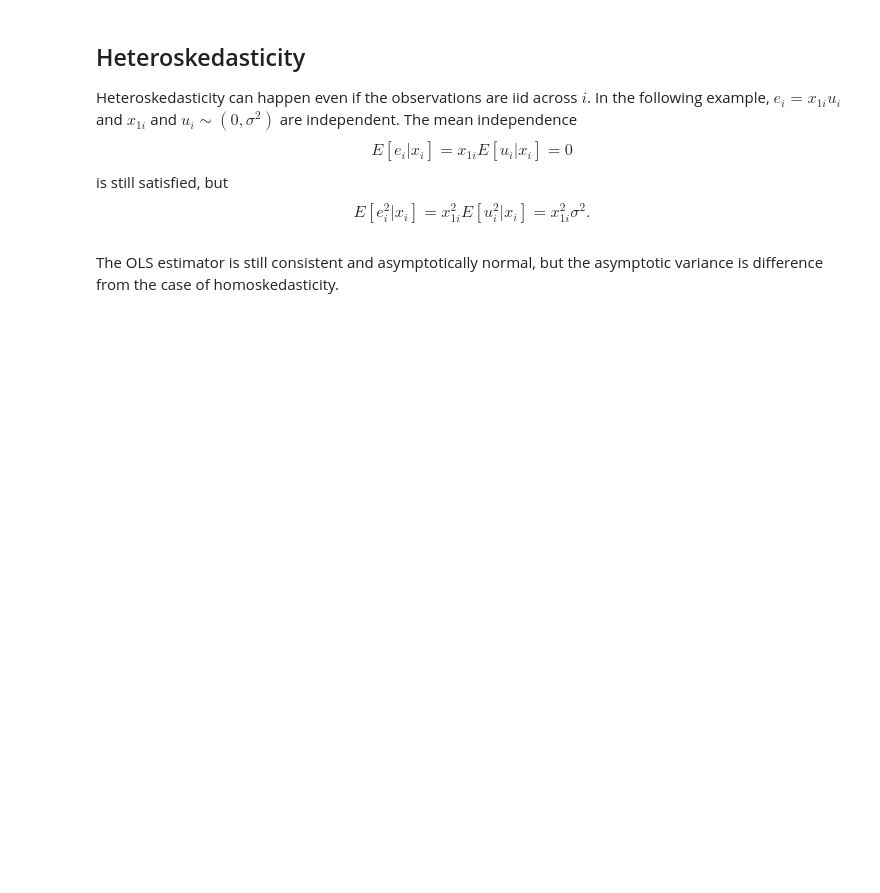
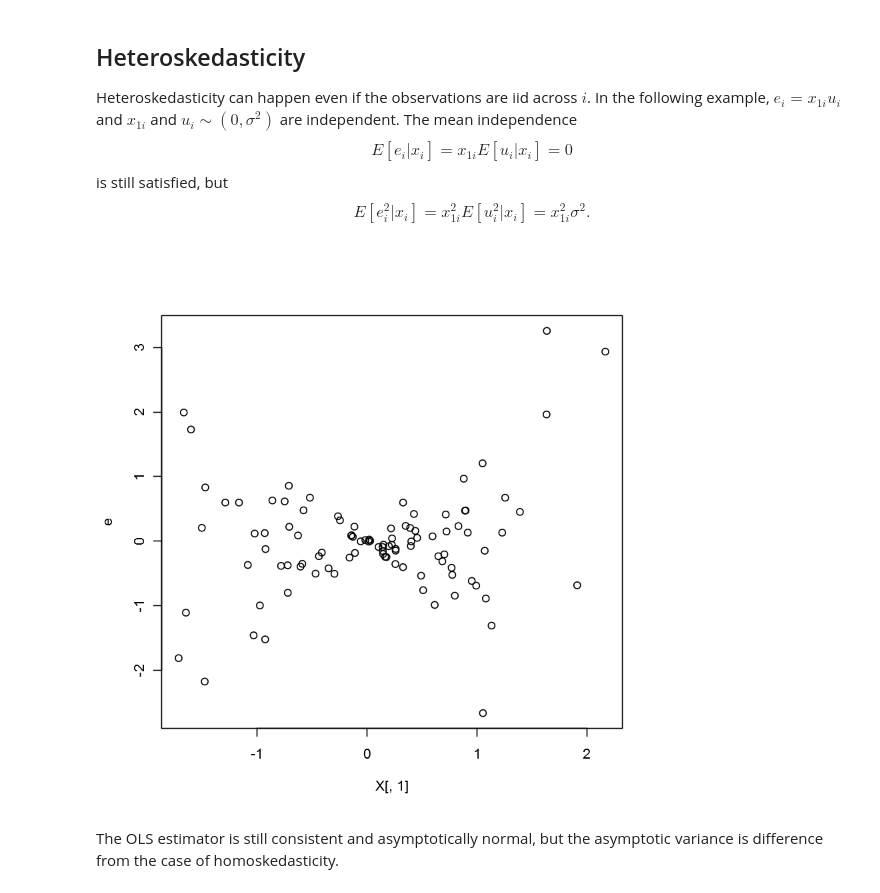
Before and after one commit to zhentaoshi/Econ5121A, a Jupyter notebook: R_demo/conditional_expectation.ipynb, the cells around one changed output. Saved outputs shown, nothing was run; the diff lists cells and outputs as text; code cells hidden in the pictures; blank space fills up the shorter version.

```diff
--- a/R_demo/conditional_expectation.ipynb
+++ b/R_demo/conditional_expectation.ipynb
@@ -107,7 +107,10 @@ $$E[e_i^2 |x_i] = x_{1i}^2 E[u_i^2 |x_i] = x_{1i}^2 \sigma^2.$$
 # %%
 X = cbind(rnorm(n), rpois(n, 3) )
 e = X[,1] * rnorm(n)  # the source of heteroskedasticity
 
 y = cbind(1, X ) %*% beta0 + e
+plot( y = e, x = X[,1])
+# %% [output]
+[figure, added]
 # %% [markdown]
 The OLS estimator is still consistent and asymptotically normal, but the asymptotic variance is difference from the case of homoskedasticity.
```
Also changed, not shown: 4 other files.
